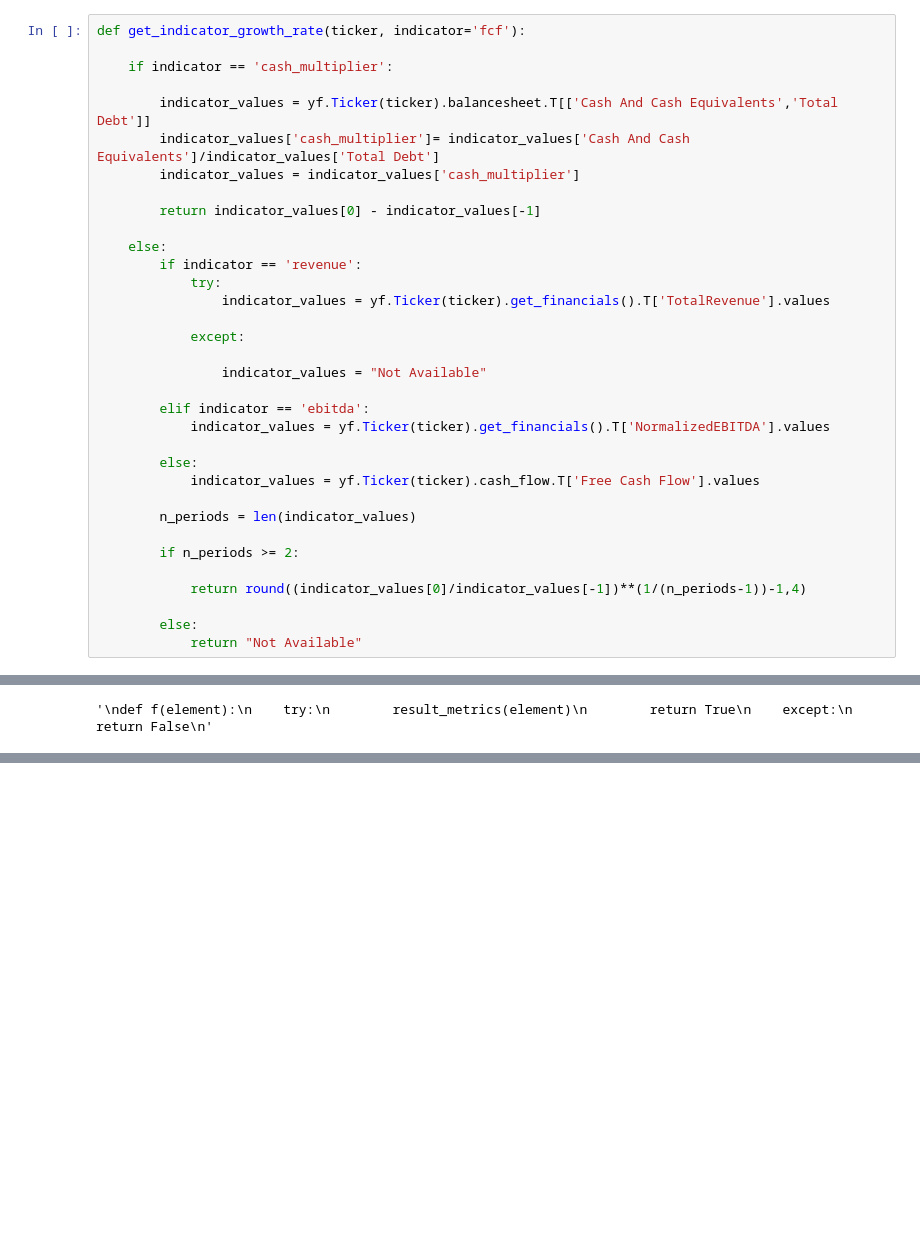
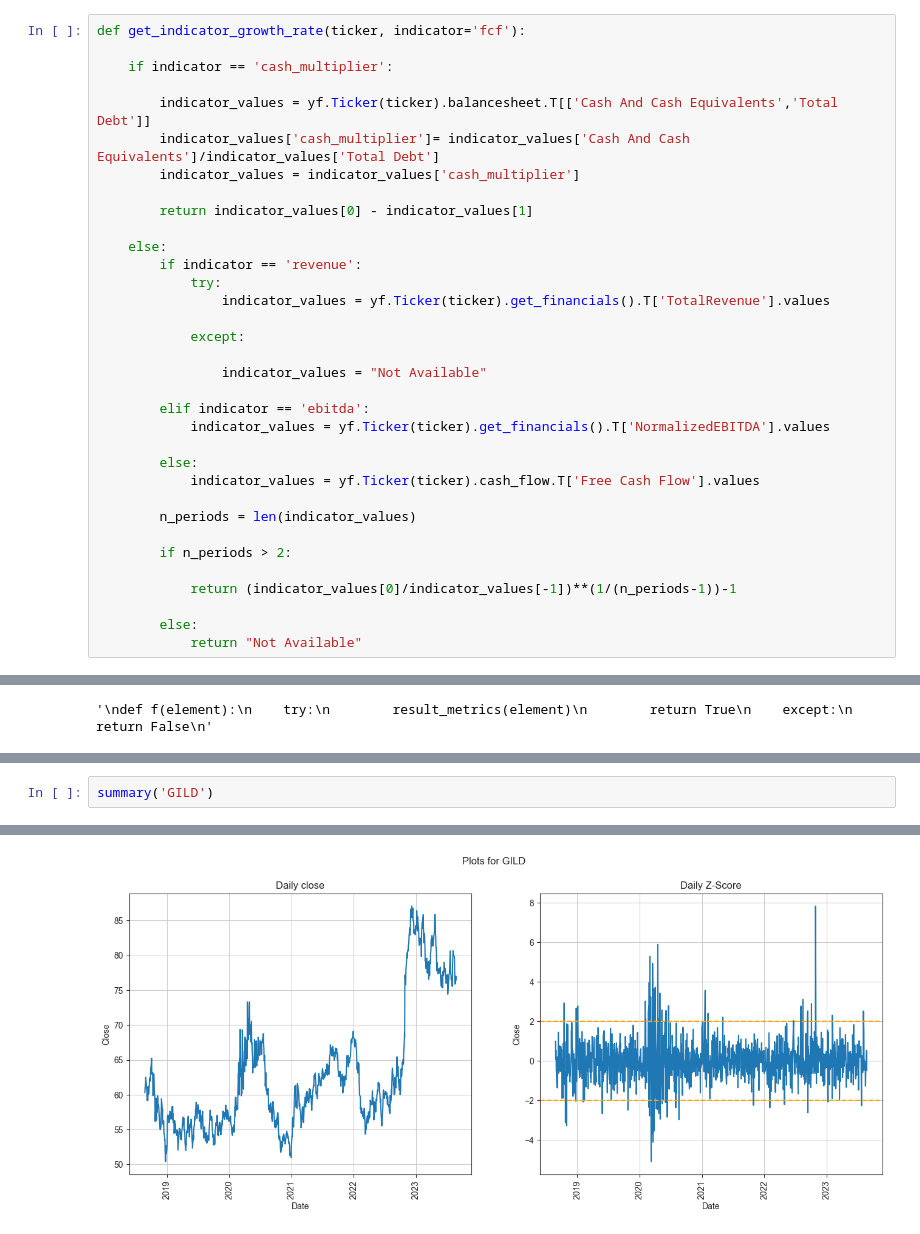
Before and after one commit to ggoni/dividend-stock-picker, a Jupyter notebook: explore.ipynb, the cells around one changed output, grey strips where cells are left out. Drawn from its saved outputs; the diff is of its cells as text; blank space fills up the shorter version.

```diff
--- a/explore.ipynb
+++ b/explore.ipynb
@@ -63,7 +64,7 @@ def get_indicator_growth_rate(ticker, indicator='fcf'):
         indicator_values['cash_multiplier']= indicator_values['Cash And Cash Equivalents']/indicator_values['Total Debt']
         indicator_values = indicator_values['cash_multiplier']
 
-        return indicator_values[0] - indicator_values[-1]
+        return indicator_values[0] - indicator_values[1]
 
     else:
         if indicator == 'revenue':
@@ -82,9 +83,9 @@ def get_indicator_growth_rate(ticker, indicator='fcf'):
 
         n_periods = len(indicator_values)
 
-        if n_periods >= 2:
+        if n_periods > 2:
 
-            return round((indicator_values[0]/indicator_values[-1])**(1/(n_periods-1))-1,4)
+            return (indicator_values[0]/indicator_values[-1])**(1/(n_periods-1))-1
 
         else:
             return "Not Available"
@@ -223,0 +214,3 @@ df
+# %%
+summary('GILD')
+# %% [output]
@@ -223,0 +224 @@ df
+[figure, added]
```
Also changed, not shown: parts of 20 cells of this notebook, 4 other files.
